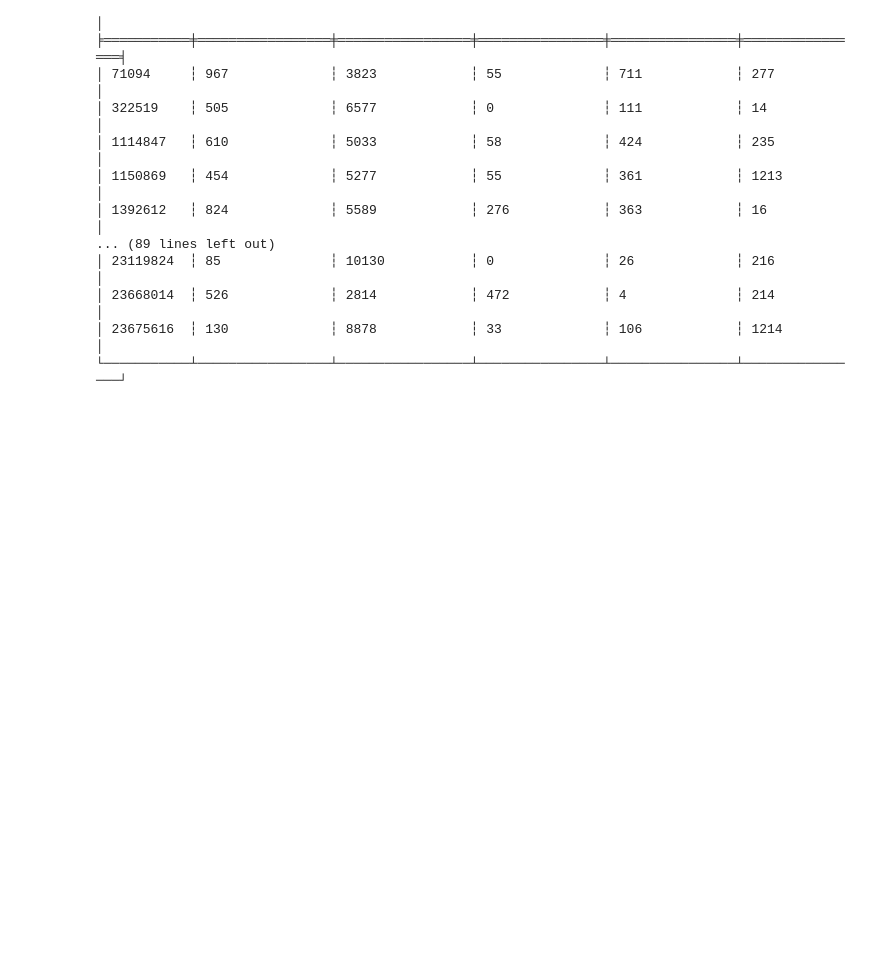
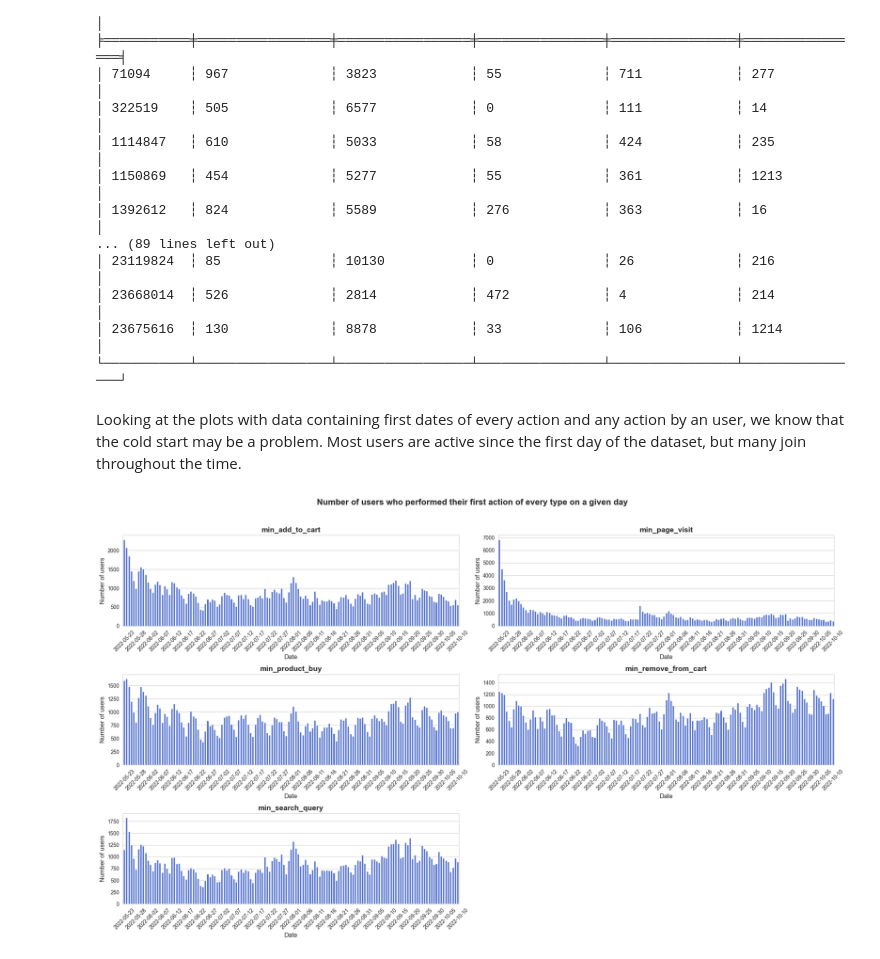
Before and after one commit to RecSys2025-AGH/RecSys2025, a Jupyter notebook: data_actions/data_analysis/user_data_EDA.ipynb, the cells around one changed output. Drawn from its saved outputs; the diff is of its cells as text; code cells hidden in the pictures; blank space fills up the shorter version.

Commit message:
User data EDA

```diff
--- a/data_actions/data_analysis/user_data_EDA.ipynb
+++ b/data_actions/data_analysis/user_data_EDA.ipynb
@@ -213,0 +228,45 @@ shape: (97, 6)
+# %%
+def plot_earliest_actions_histograms():
+    sns.set_style("whitegrid")
+    sns.set_palette("coolwarm")
+
+    fig, ax = plt.subplots(3, 2, figsize=(20, 12))
+    fig.suptitle(
+        "Number of users who performed their first action of every type on a given day",
+        fontsize=16,
+        fontweight="bold"
+    )
+    ax = ax.flatten()
+
+    for i, col in enumerate(earliest_actions.columns[1:]):
+        dataframe = earliest_actions.sort(col)
+        grouped_df = dataframe.group_by_dynamic(col, every="1d").agg(pl.len().alias("len"))
+
+        grouped_df = grouped_df.collect()
+
+        sns.barplot(
+            x=grouped_df[col],
+            y=grouped_df["len"],
+            ax=ax[i],
+            color="royalblue"
+        )
+
+        ax[i].set_title(col, fontsize=14, fontweight="bold")
+        ax[i].set_xlabel("Date", fontsize=12)
+        ax[i].set_ylabel("Number of users", fontsize=12)
+        ax[i].tick_params(axis="x", rotation=45)
+
+        xticks = ax[i].get_xticks()
+        ax[i].set_xticks(xticks[::5])
+
+    for j in range(i + 1, len(ax.flatten())):
+        fig.delaxes(ax.flatten()[j])
+
+    fig.tight_layout(rect=[0, 0, 1, 0.96])
+    plt.show()
+# %% [markdown]
+Looking at the plots with data containing first dates of every action and any action by an user, we know that the cold start may be a problem. Most users are active since the first day of the dataset, but many join throughout the time.
+# %%
+plot_earliest_actions_histograms()
+# %% [output]
+[figure, added]
```
Also changed, not shown: parts of 8 cells of this notebook.
